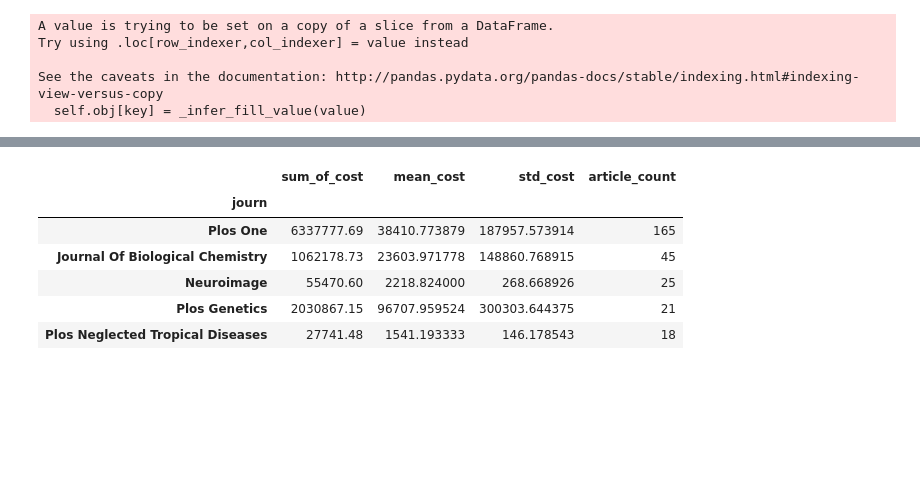
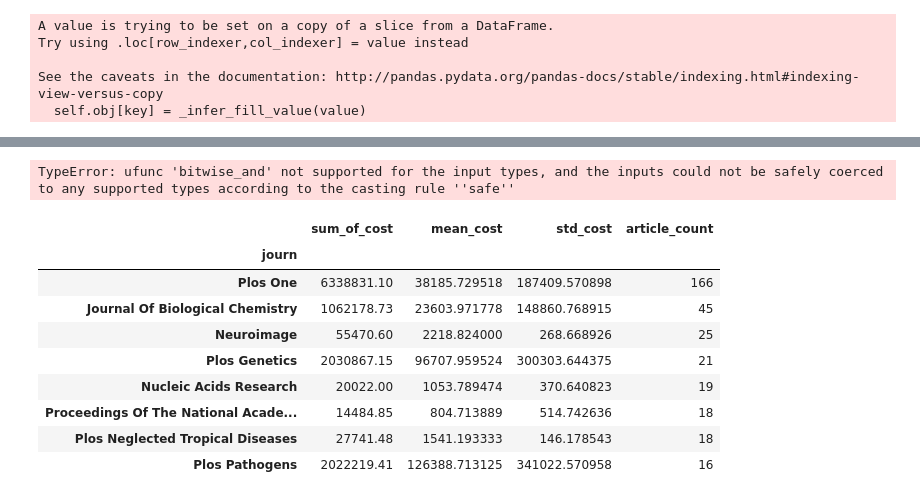
Before and after one commit to chrisoyer/thinkful_notes, a Jupyter notebook: drills/12.6 Data cleaning drill.ipynb, the cells around one changed output, grey strips where cells are left out. Drawn from its saved outputs; the diff is of its cells as text; code cells hidden in the pictures; blank space fills up the shorter version.

```diff
--- a/drills/12.6 Data cleaning drill.ipynb
+++ b/drills/12.6 Data cleaning drill.ipynb
@@ -127,6 +128,8 @@ data_df = data_df[data_df['journ'].notnull()]
 # %%
 #clean journal names
 data_df.loc[:,'journ'] = data_df.loc[:,'journ'].str.replace(r"\s+?", r" ")
+data_df.loc[:,'journ'] = data_df.loc[:,'journ'].str.replace(r"\s$", r"")
+data_df.loc[:,'journ'] = data_df.loc[:,'journ'].str.replace(r"Public Library Of Science One", r"Plos One")
 data_df.loc[:,'journ'] = data_df.loc[:,'journ'].str.replace(r"&", r"and")
 data_df.loc[:,'journ'] = data_df.loc[:,'journ'].map(lambda x: x.title())
 # %% [output]
@@ -287,15 +346,26 @@ data_df_nulls.head()
+# %%
+#windsorise with lambda
+low = .03
+high = .97
+quantiles = data_df['cost_n'].quantile([low, high])
+data_df['cost_n'] = data_df['cost_n'].apply(lambda x: (max(quantiles[low], x) & (min(quantiles[high], x))))
+# %% [output]
+TypeError: ufunc 'bitwise_and' not supported for the input types, and the inputs could not be safely coerced to any supported types according to the casting rule ''safe''
 # %%
 #summarize dataframe
 data_grp_df = data_df_PMnotnulls.groupby('journ').agg({'cost_n': ['sum', 'mean', 'std', 'count']})
 data_grp_df.columns = ['_'.join(col).strip() for col in data_grp_df.columns.values]
 data_grp_df.columns = ['sum_of_cost', 'mean_cost', 'std_cost', 'article_count']
 data_grp_df.sort_values(by='article_count', inplace=True, ascending=False)
-data_grp_df.iloc[:5,:]
+data_grp_df.iloc[:8,:]
 # %% [output]
 |  | sum_of_cost | mean_cost | std_cost | article_count |
 | journ |  |  |  |  |
-| Plos One | 6337777.69 | 38410.773879 | 187957.573914 | 165 |
+| Plos One | 6338831.10 | 38185.729518 | 187409.570898 | 166 |
 | Journal Of Biological Chemistry | 1062178.73 | 23603.971778 | 148860.768915 | 45 |
 | Neuroimage | 55470.60 | 2218.824000 | 268.668926 | 25 |
 | Plos Genetics | 2030867.15 | 96707.959524 | 300303.644375 | 21 |
+| Nucleic Acids Research | 20022.00 | 1053.789474 | 370.640823 | 19 |
+| Proceedings Of The National Acade... | 14484.85 | 804.713889 | 514.742636 | 18 |
 | Plos Neglected Tropical Diseases | 27741.48 | 1541.193333 | 146.178543 | 18 |
+| Plos Pathogens | 2022219.41 | 126388.713125 | 341022.570958 | 16 |
```
Also changed, not shown: parts of 5 cells of this notebook.
